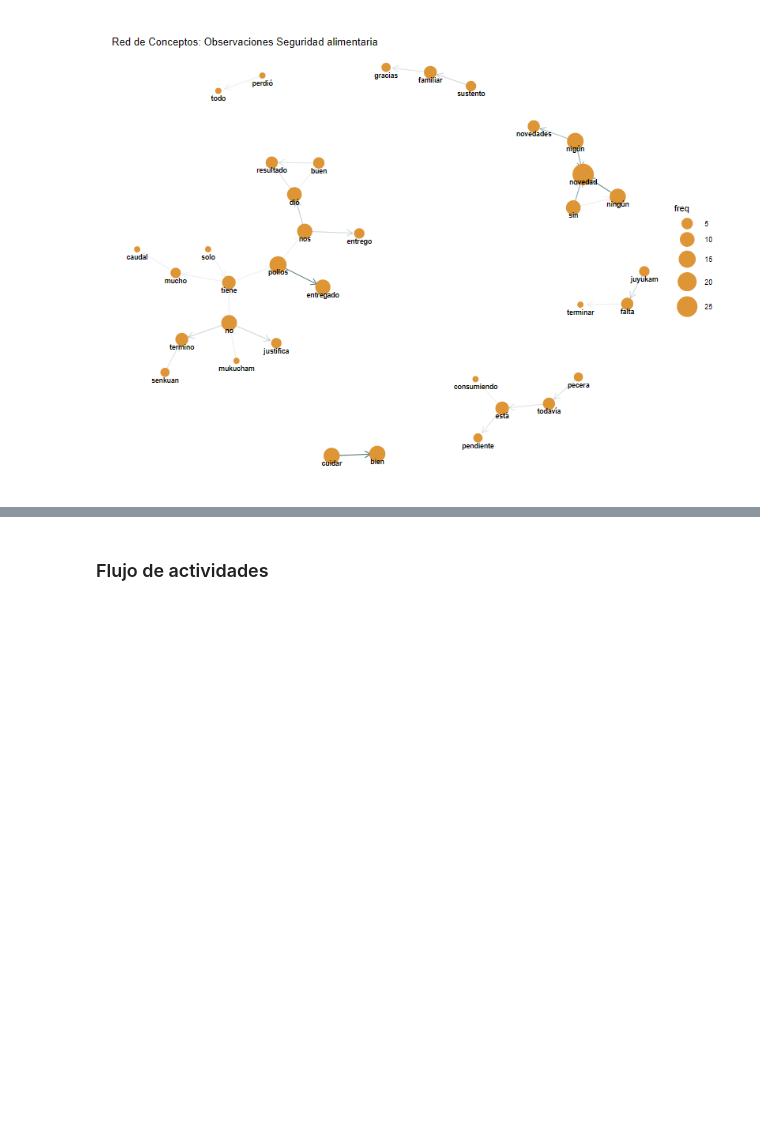
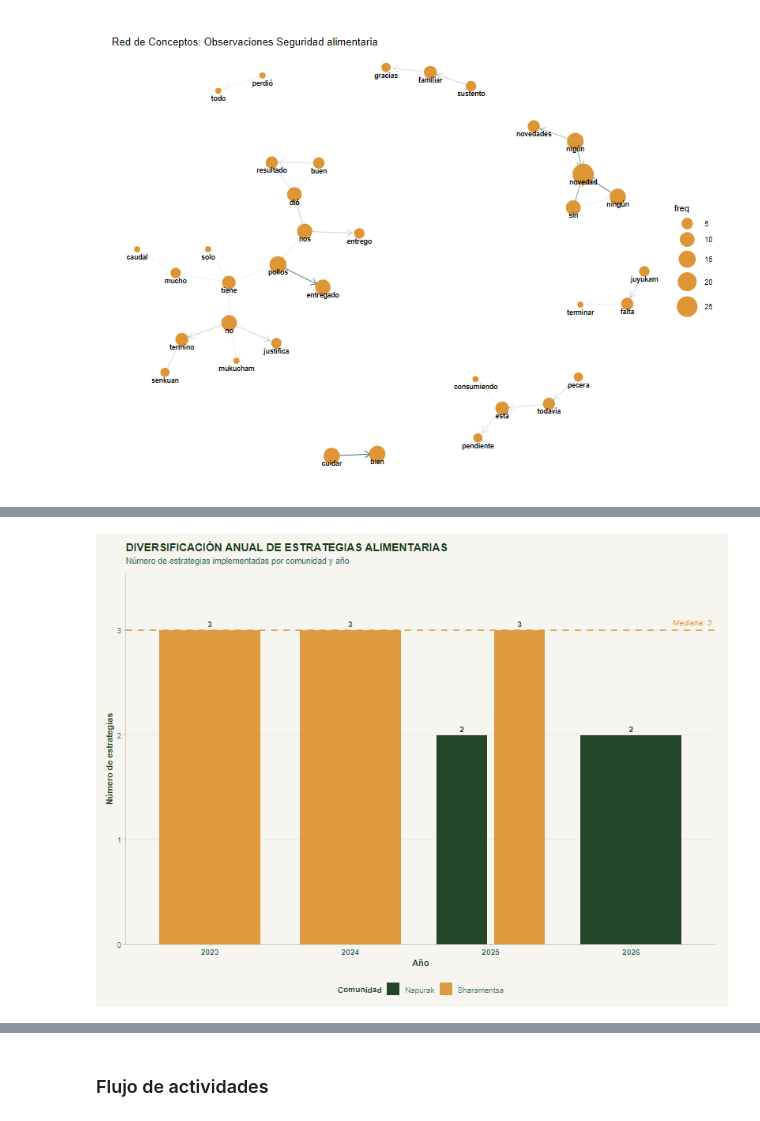
Before and after one commit to daningMontano/BioculturalReport, a Jupyter notebook: EDA/2_Planes_de_vida.ipynb, the cells around one changed output, grey strips where cells are left out. Saved outputs shown, nothing was run; the diff lists cells and outputs as text; code cells hidden in the pictures; blank space fills up the shorter version.

```diff
--- a/EDA/2_Planes_de_vida.ipynb
+++ b/EDA/2_Planes_de_vida.ipynb
@@ -757,0 +760,12 @@ ggraph(red_objeto, layout = "kk") +
+# %%
+indicador_diversificacion_anual <- df_ind %>%
+  group_by(Comunidad, Anio) %>%
+  summarise(
+    n_estrategias = n_distinct(seguridad_alimentaria[!is.na(seguridad_alimentaria)]),
+    estrategias = paste(sort(unique(seguridad_alimentaria[!is.na(seguridad_alimentaria)])),
+                        collapse = ", "),
+    .groups = "drop"
+  ) %>%
+  arrange(Comunidad, Anio)
+
+indicador_diversificacion_anual
@@ -757,0 +781,75 @@ ggraph(red_objeto, layout = "kk") +
+# %%
+# ------------------------------------------------------------
+# Gráfica: diversificación anual
+# ------------------------------------------------------------
+
+serie_diversificacion <- indicador_diversificacion_anual %>%
+  mutate(
+    Anio_Label = as.character(Anio)
+  )
+
+mediana_diversificacion <- median(serie_diversificacion$n_estrategias, na.rm = TRUE)
+
+ggplot(serie_diversificacion,
+       aes(x = Anio_Label, y = n_estrategias, fill = Comunidad)) +
+
+  geom_col(
+    position = position_dodge(width = 0.82),
+    width = 0.72,
+    alpha = 0.95
+  ) +
+
+  geom_hline(
+    yintercept = mediana_diversificacion,
+    linetype = "dashed",
+    color = PAL$ave,
+    linewidth = 0.9,
+    alpha = 0.8
+  ) +
+
+  annotate(
+    "text",
+    x = Inf,
+    y = mediana_diversificacion,
+    label = paste0("Mediana: ", round(mediana_diversificacion, 1)),
+    hjust = 1.1,
+    vjust = -0.8,
+    color = PAL$ave,
+    fontface = "italic",
+    size = 3.5,
+    family = "Raleway"
+  ) +
+
+  geom_text(
+    aes(label = n_estrategias),
+    position = position_dodge(width = 0.82),
+    vjust = -0.45,
+    size = 3.6,
+    fontface = "bold",
+    color = PAL$hoja,
+    family = "Raleway"
+  ) +
+
+  scale_fill_manual(values = PAL_CUAL) +
+
+  scale_y_continuous(
+    expand = expansion(mult = c(0, 0.18)),
+    breaks = pretty_breaks(n = 5)
+  ) +
+
+  labs(
+    title = "DIVERSIFICACIÓN ANUAL DE ESTRATEGIAS ALIMENTARIAS",
+    subtitle = "Número de estrategias implementadas por comunidad y año",
+    x = "Año",
+    y = "Número de estrategias",
+    fill = "Comunidad"
+  ) +
+
+  theme_pachamama() +
+  theme(
+    panel.grid.major.x = element_blank(),
+    axis.text.x = element_text(face = "bold"),
+    legend.position = "bottom"
+  )
+# %% [output]
+[figure, added]
```
Also changed, not shown: parts of 65 cells of this notebook, 23 other files.
